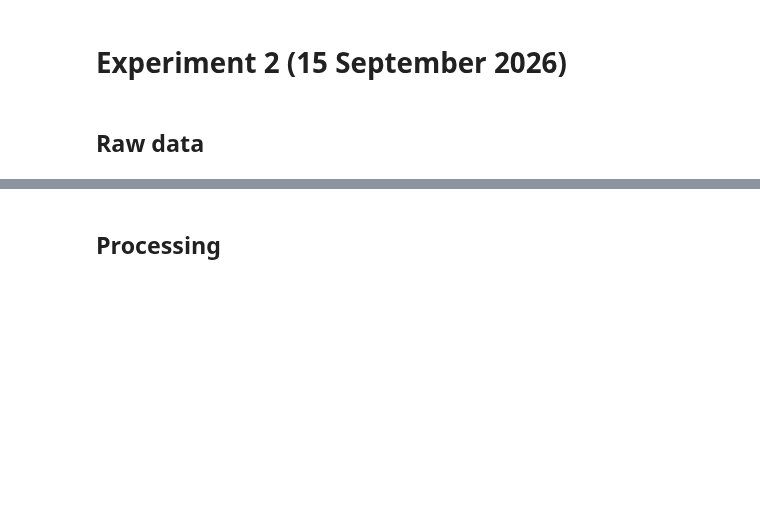
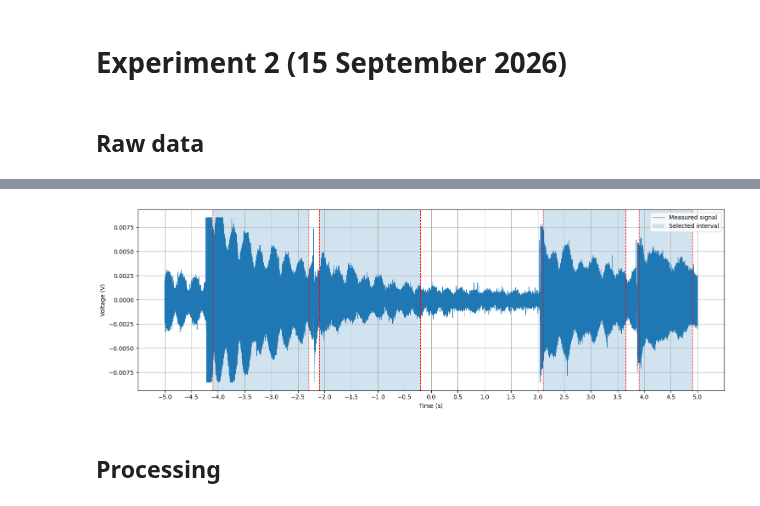
Before and after one commit to Tetras49/OP, a Jupyter notebook: OP1_firstcourste_Labjournal.ipynb, the cells around one changed output, grey strips where cells are left out. Saved outputs shown, nothing was run; the diff lists cells and outputs as text; code cells hidden in the pictures; blank space fills up the shorter version.

```diff
--- a/OP1_firstcourste_Labjournal.ipynb
+++ b/OP1_firstcourste_Labjournal.ipynb
@@ -509,4 +516,76 @@ for temperature, filename in files:
 ... (13 outputs left out)
+# %%
+from matplotlib.ticker import MultipleLocator
+
+
+temperature = 26
+filename = "Metingen_temperaturen_2/2.26.csv"
+
+selected_intervals = [
+    (-4.1, -2.3),
+    (-2.1, -0.2),
+    (2.1, 3.65),
+    (3.9, 4.9)
+]
+
+df = pd.read_csv(
+    filename,
+    skiprows=12,
+    names=["Time", "Voltage"]
+)
+
+time = df["Time"].to_numpy()
+voltage = df["Voltage"].to_numpy()
+
+fig, ax = plt.subplots(figsize=(15, 5))
+
+# Raw measurement
+ax.plot(time, voltage, linewidth=0.8, label="Measured signal")
+
+# Show selected intervals
+for i, (start, end) in enumerate(selected_intervals):
+
+    ax.axvspan(
+        start,
+        end,
+        alpha=0.2,
+        label="Selected interval" if i == 0 else None
+    )
+
+    # Red boundaries
+    ax.axvline(
+        start,
+        color="red",
+        linestyle="--",
+        linewidth=1
+    )
+
+    ax.axvline(
+        end,
+        color="red",
+        linestyle="--",
+        linewidth=1
+    )
+
+ax.set_xlabel("Time (s)")
+ax.set_ylabel("Voltage (V)")
+
+ax.xaxis.set_major_locator(MultipleLocator(0.5))
+
+ax.grid()
+ax.legend()
+
+plt.tight_layout()
+
+plt.savefig(
+    "selected_intervals_26C.png",
+    dpi=300,
+    bbox_inches="tight"
+)
+
+plt.show()
+# %% [output]
+[figure, added]
 # %% [markdown]
 ## Processing
 # %%
```
Also changed, not shown: parts of 7 cells of this notebook.
